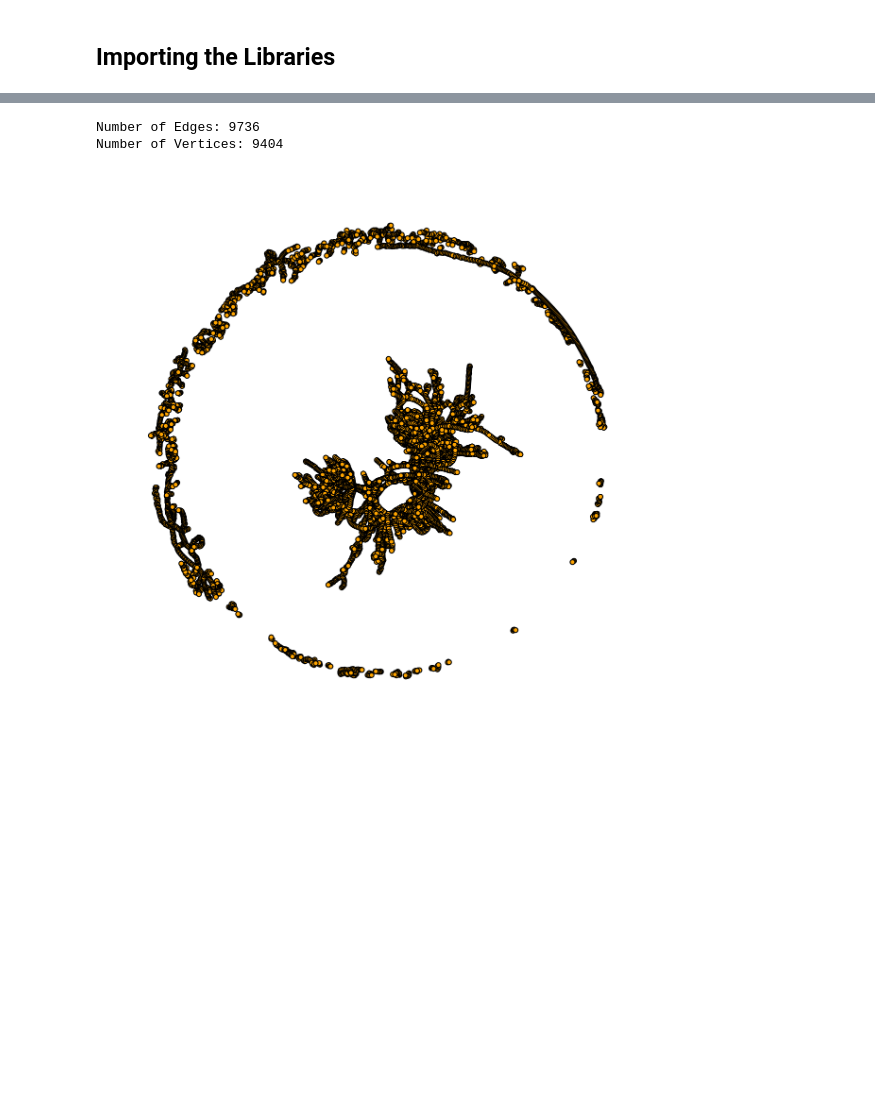
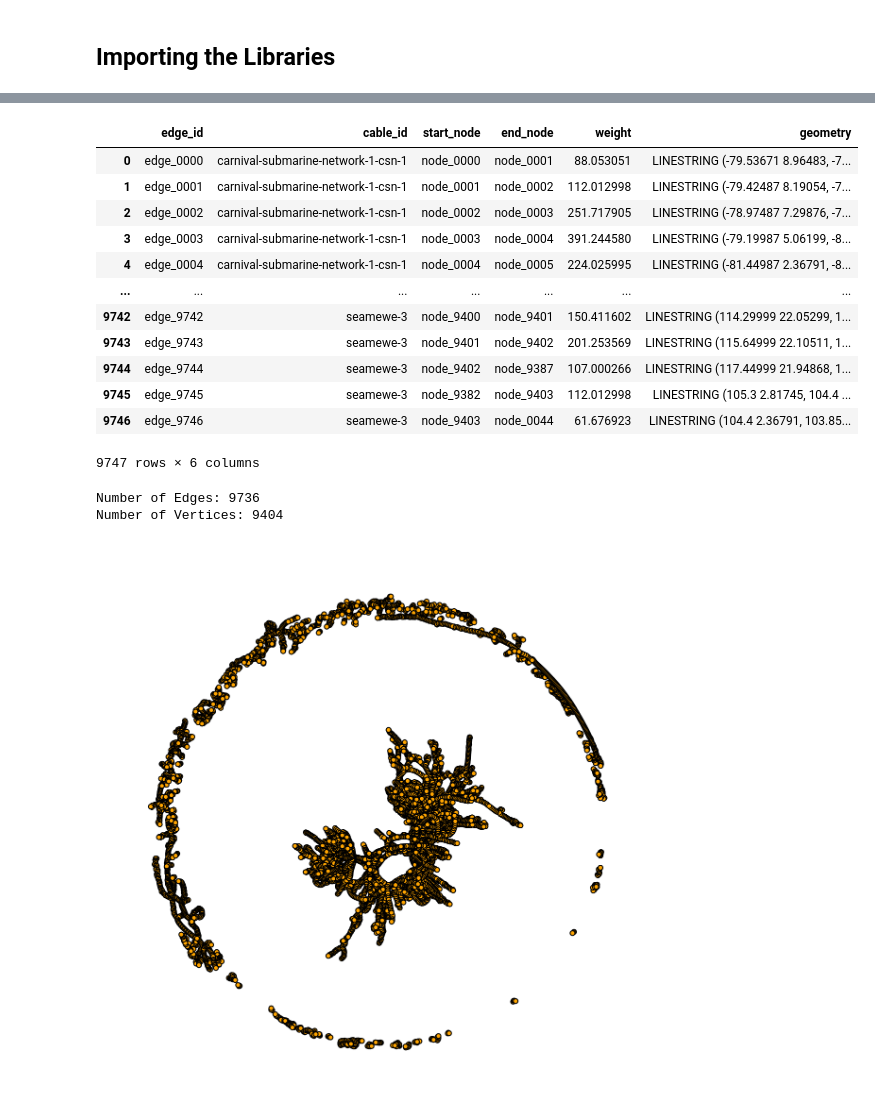
Before and after one commit to kovy21/qc-dsai, a Jupyter notebook: drago.ipynb, the cells around one changed output, grey strips where cells are left out. Saved outputs shown, nothing was run; the diff lists cells and outputs as text; code cells hidden in the pictures; blank space fills up the shorter version.

Commit message:
Refactored using the JSON files

```diff
--- a/drago.ipynb
+++ b/drago.ipynb
@@ -117,0 +91,4 @@ for index, row in gdf_undersea.iterrows():
+# %%
+# Reading in the GeoJSON files of the edges and nodes as GeoPandas
+gdf_nodes_json = gpd.read_file('data/gdf_nodes.geojson')
+gdf_edges_json = gpd.read_file('data/gdf_edges.geojson')
@@ -117,0 +111,16 @@ for index, row in gdf_undersea.iterrows():
+# %%
+gdf_edges_json
+# %% [output]
+|  | edge_id | cable_id | start_node | end_node | weight | geometry |
+| 0 | edge_0000 | carnival-submarine-network-1-csn-1 | node_0000 | node_0001 | 88.053051 | LINESTRING (-79.53671 8.96483, -7... |
+| 1 | edge_0001 | carnival-submarine-network-1-csn-1 | node_0001 | node_0002 | 112.012998 | LINESTRING (-79.42487 8.19054, -7... |
+| 2 | edge_0002 | carnival-submarine-network-1-csn-1 | node_0002 | node_0003 | 251.717905 | LINESTRING (-78.97487 7.29876, -7... |
+| 3 | edge_0003 | carnival-submarine-network-1-csn-1 | node_0003 | node_0004 | 391.244580 | LINESTRING (-79.19987 5.06199, -8... |
+| 4 | edge_0004 | carnival-submarine-network-1-csn-1 | node_0004 | node_0005 | 224.025995 | LINESTRING (-81.44987 2.36791, -8... |
+| ... | ... | ... | ... | ... | ... | ... |
+| 9742 | edge_9742 | seamewe-3 | node_9400 | node_9401 | 150.411602 | LINESTRING (114.29999 22.05299, 1... |
+| 9743 | edge_9743 | seamewe-3 | node_9401 | node_9402 | 201.253569 | LINESTRING (115.64999 22.10511, 1... |
+| 9744 | edge_9744 | seamewe-3 | node_9402 | node_9387 | 107.000266 | LINESTRING (117.44999 21.94868, 1... |
+| 9745 | edge_9745 | seamewe-3 | node_9382 | node_9403 | 112.012998 | LINESTRING (105.3 2.81745, 104.4 ... |
+| 9746 | edge_9746 | seamewe-3 | node_9403 | node_0044 | 61.676923 | LINESTRING (104.4 2.36791, 103.85... |
+9747 rows × 6 columns
```
Also changed, not shown: parts of 12 cells of this notebook.
